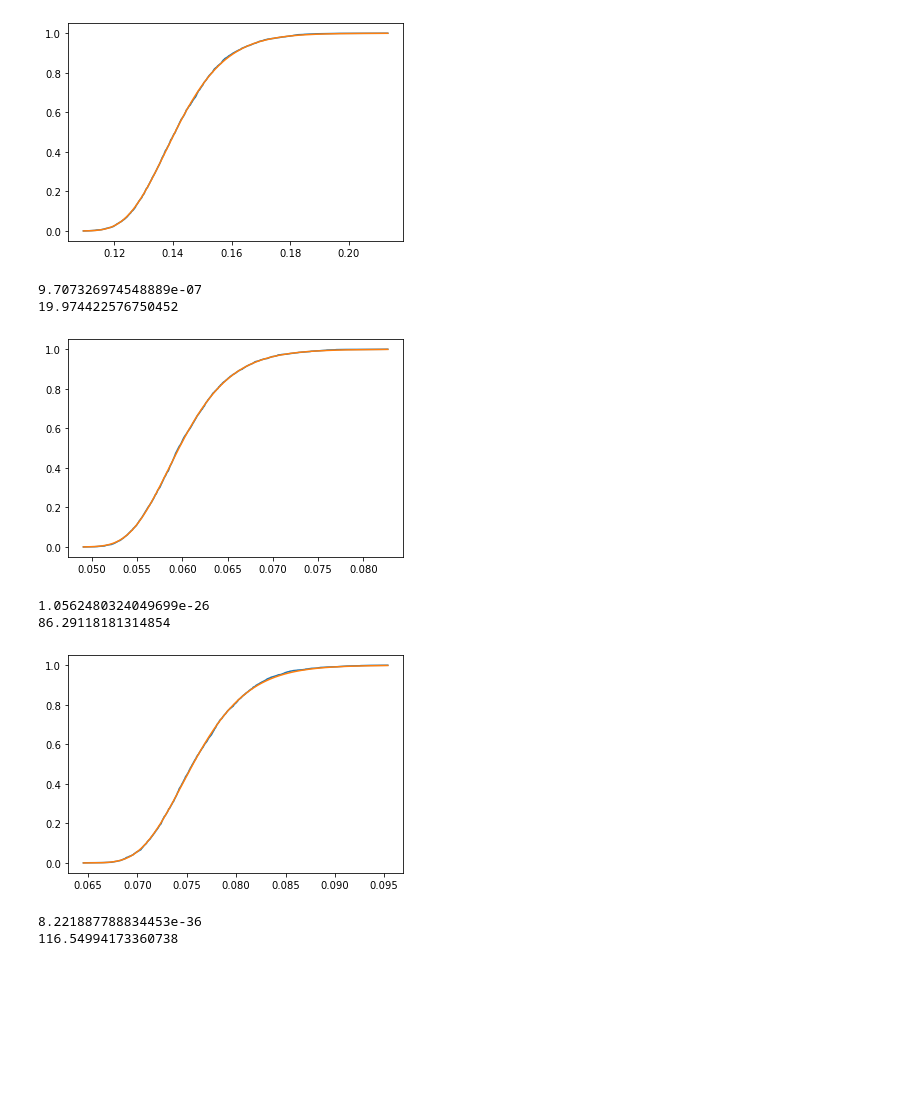
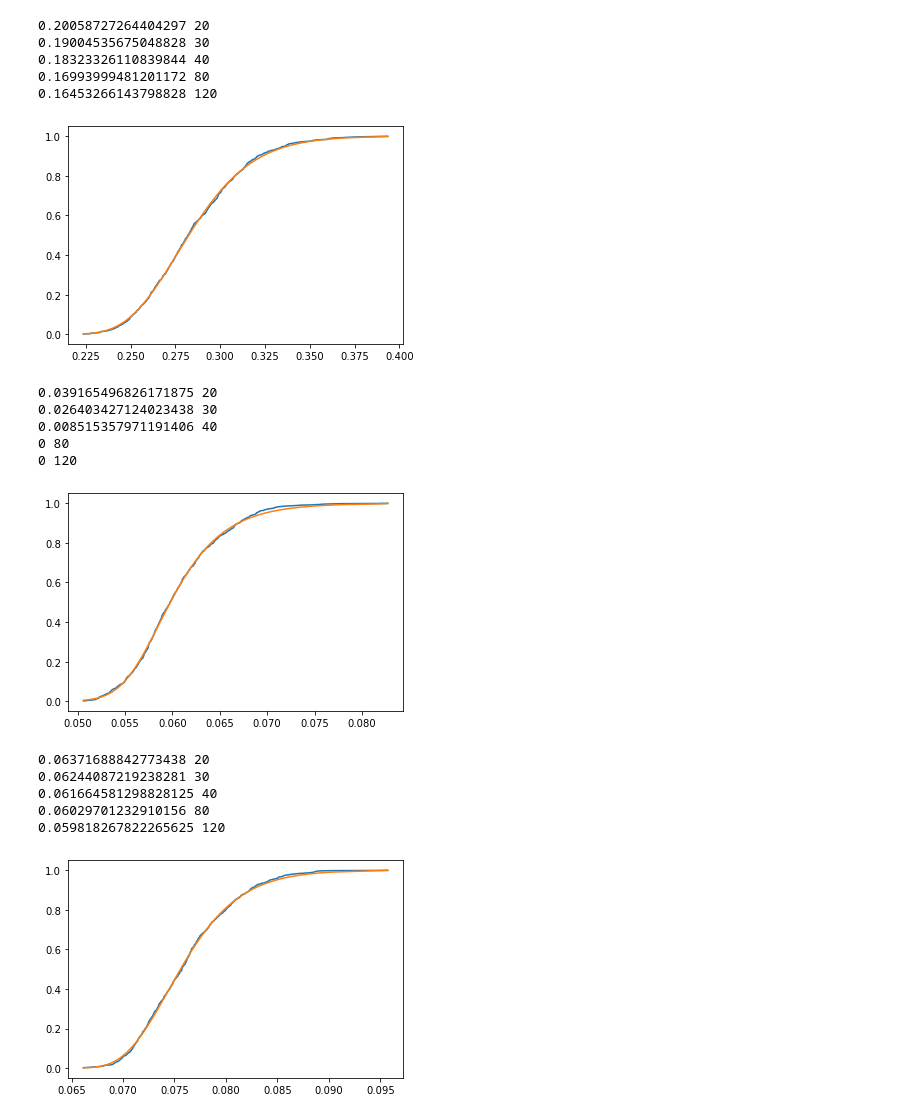
Before and after one commit to fuzzyextractor/fuzzyextractor-security, a Jupyter notebook: farfrr.ipynb, the cells around one changed output. Saved outputs shown, nothing was run; the diff lists cells and outputs as text; code cells hidden in the pictures; blank space fills up the shorter version.

```diff
--- a/farfrr.ipynb
+++ b/farfrr.ipynb
@@ -82,7 +101,7 @@ import math
 
 
 
-def fit(x,y,t0):
+def fit(x,y,t0,flag=False):
 
     def f(x,a,b,c,d):
         return scipy.stats.johnsonsu.cdf(x,a,b,c,d)
@@ -90,30 +109,53 @@ def fit(x,y,t0):
     para,_=scipy.optimize.curve_fit(f,x,y,maxfev=50000)
     rv=scipy.stats.johnsonsu(para[0],para[1],para[2],para[3])
     y2=numpy.array(list(map(rv.cdf,x)))
-    plt.plot(x,y)
-    plt.plot(x,y2)
-    plt.show()
-    print(rv.cdf(t0))
-    print(-math.log2(rv.cdf(t0)))
+    if flag:
+        plt.plot(x,y)
+        plt.plot(x,y2)
+        plt.show()
+    if rv.cdf(t0)<=0:
+        return 999
+    return -math.log2(rv.cdf(t0))
 # %%
-def estimate(filename,t0):
-    arr=[]
+def estimate(filename):
+    arr_x=[]
+    arr_y=[]
     with open(filename) as file:
-        lines = file.readlines()
-        arr=[float(l) for l in lines]
-    arr.sort()
-    y=[(i+1)/len(arr) for i in range(len(arr))]
-    fit(arr,y,t0)
-estimate('d2z_insight_linf_feret',0.102858)
-estimate('d2z_insight_e8_feret',0.0234623)
-estimate('d2z_insight_leech_feret',0.0594523)
+        for l in file.readlines():
+            x,y=[float(t) for t in l.strip().split()]
+            arr_x.append(x)
+            arr_y.append(y)
+    for target in [20,30,40,80,120]:
+        l=0
+        r=1
+        while r-l>1e-6:
+            mid=(l+r)/2
+            ans=fit(arr_x,arr_y,mid)
+            if ans > target:
+                l=mid
+            else:
+                r=mid
+        print(l,target)
+    fit(arr_x,arr_y,0,True)
+estimate('prob_linf')
+estimate('prob_e8')
+estimate('prob_le')
 # %% [output]
+0.20058727264404297 20
+0.19004535675048828 30
+0.18323326110839844 40
+0.16993999481201172 80
+0.16453266143798828 120
-[figure, old version]
+[figure, new version]
-9.707326974548889e-07
-19.974422576750452
+0.039165496826171875 20
+0.026403427124023438 30
+0.008515357971191406 40
+0 80
+0 120
-[figure, old version]
+[figure, new version]
-1.0562480324049699e-26
-86.29118181314854
+0.06371688842773438 20
+0.06244087219238281 30
+0.061664581298828125 40
+0.06029701232910156 80
+0.059818267822265625 120
-[figure, old version]
+[figure, new version]
-8.221887788834453e-36
-116.54994173360738
```
Also changed, not shown: parts of 5 cells of this notebook.
